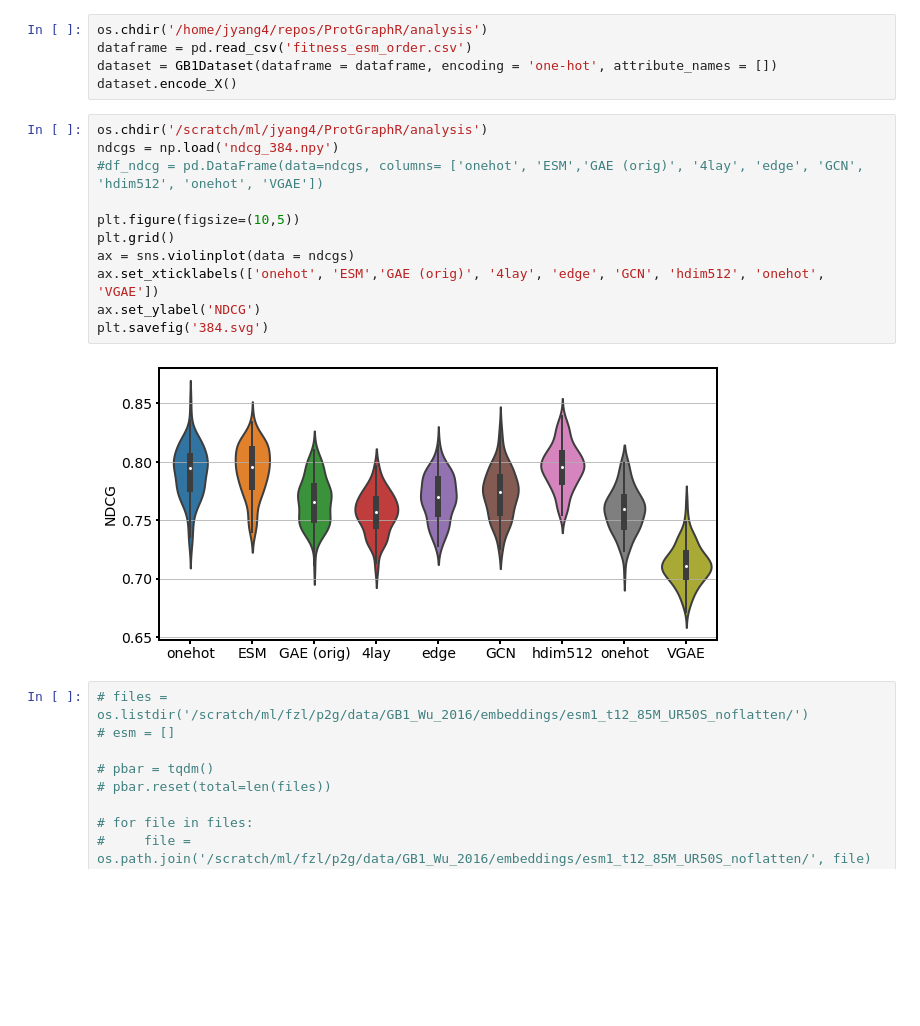
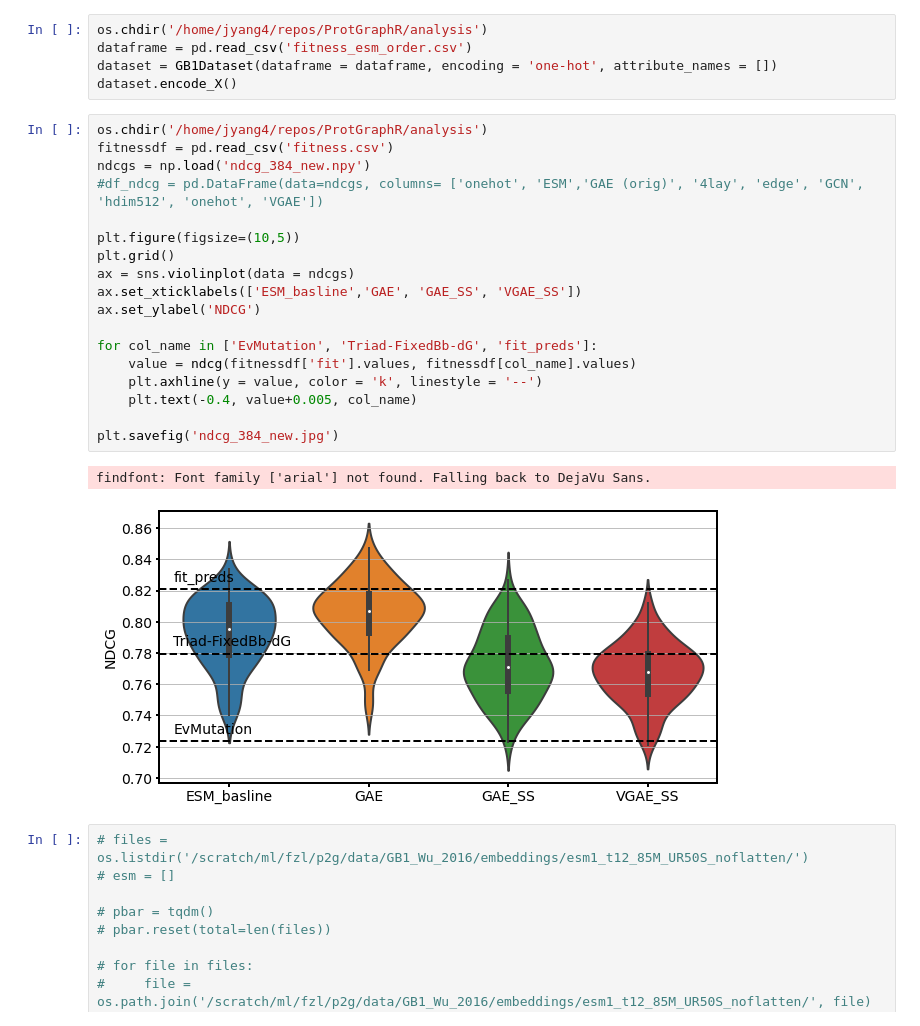
Before and after one commit to jsunn-y/ProtGraphR, a Jupyter notebook: analysis/downstream.ipynb, the cells around one changed output. Cells and saved outputs as stored; diff of their text form; blank space fills up the shorter version.

```diff
--- a/analysis/downstream.ipynb
+++ b/analysis/downstream.ipynb
@@ -81,18 +81,26 @@ dataframe = pd.read_csv('fitness_esm_order.csv')
 dataset = GB1Dataset(dataframe = dataframe, encoding = 'one-hot', attribute_names = [])
 dataset.encode_X()
 # %%
-os.chdir('/scratch/ml/jyang4/ProtGraphR/analysis')
-ndcgs = np.load('ndcg_384.npy')
+os.chdir('/home/jyang4/repos/ProtGraphR/analysis')
+fitnessdf = pd.read_csv('fitness.csv')
+ndcgs = np.load('ndcg_384_new.npy')
 #df_ndcg = pd.DataFrame(data=ndcgs, columns= ['onehot', 'ESM','GAE (orig)', '4lay', 'edge', 'GCN', 'hdim512', 'onehot', 'VGAE'])
 
 plt.figure(figsize=(10,5))
 plt.grid()
 ax = sns.violinplot(data = ndcgs)
-ax.set_xticklabels(['onehot', 'ESM','GAE (orig)', '4lay', 'edge', 'GCN', 'hdim512', 'onehot', 'VGAE'])
+ax.set_xticklabels(['ESM_basline','GAE', 'GAE_SS', 'VGAE_SS'])
 ax.set_ylabel('NDCG')
-plt.savefig('384.svg')
+
+for col_name in ['EvMutation', 'Triad-FixedBb-dG', 'fit_preds']:
+    value = ndcg(fitnessdf['fit'].values, fitnessdf[col_name].values)
+    plt.axhline(y = value, color = 'k', linestyle = '--')
+    plt.text(-0.4, value+0.005, col_name)
+
+plt.savefig('ndcg_384_new.jpg')
 # %% [output]
+findfont: Font family ['arial'] not found. Falling back to DejaVu Sans.
-[figure, old version]
+[figure, new version]
 # %%
 # files = os.listdir('/scratch/ml/fzl/p2g/data/GB1_Wu_2016/embeddings/esm1_t12_85M_UR50S_noflatten/')
 # esm = []
```
Also changed, not shown: parts of 6 cells of this notebook, 11 other files.
